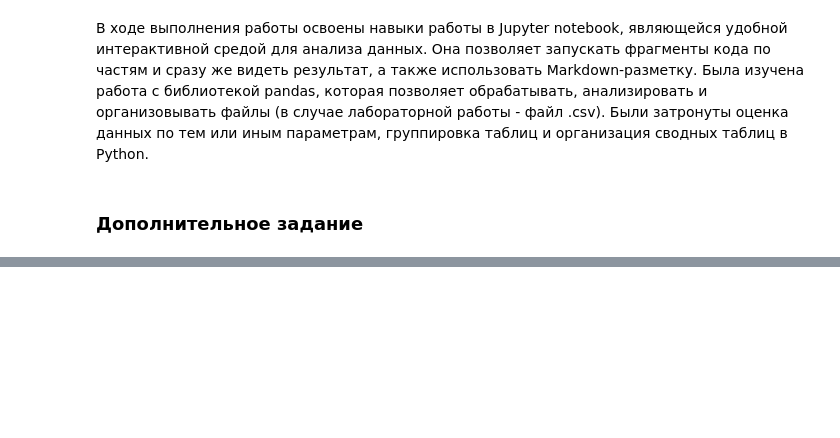
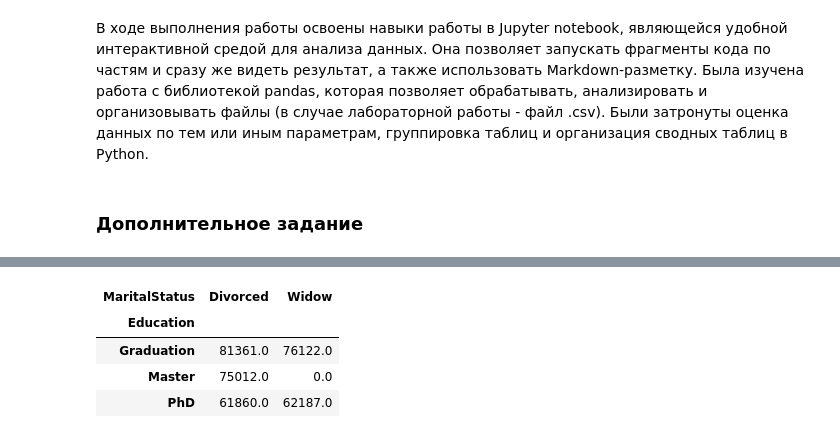
Before and after one commit to k0repan/data_analisys_lab1, a Jupyter notebook: ЛР1_Корепанов_14.ipynb, the cells around one changed output, grey strips where cells are left out. Saved outputs shown, nothing was run; the diff lists cells and outputs as text; code cells hidden in the pictures; blank space fills up the shorter version.

```diff
--- a/ЛР1_Корепанов_14.ipynb
+++ b/ЛР1_Корепанов_14.ipynb
@@ -338,0 +435,10 @@ deals_pivot.sort_index().round(2)
+# %%
+# Создание сводной таблицы (Медианный доход)
+median_pivot = filtered_df.pivot_table(index="Education", columns="MaritalStatus", values="Income", aggfunc="median", fill_value=0, observed=False)
+median_pivot
+# %% [output]
+| MaritalStatus | Divorced | Widow |
+| Education |  |  |
+| Graduation | 81361.0 | 76122.0 |
+| Master | 75012.0 | 0.0 |
+| PhD | 61860.0 | 62187.0 |
```
Also changed, not shown: parts of 31 cells of this notebook.
